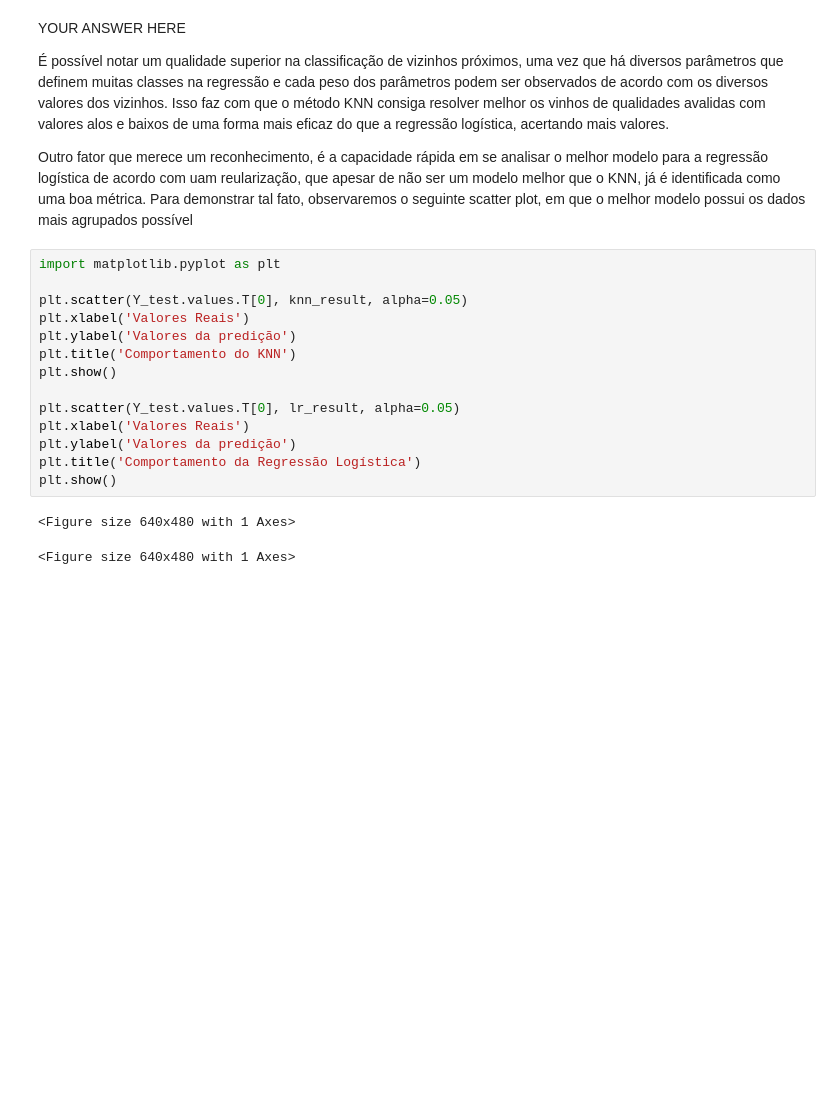
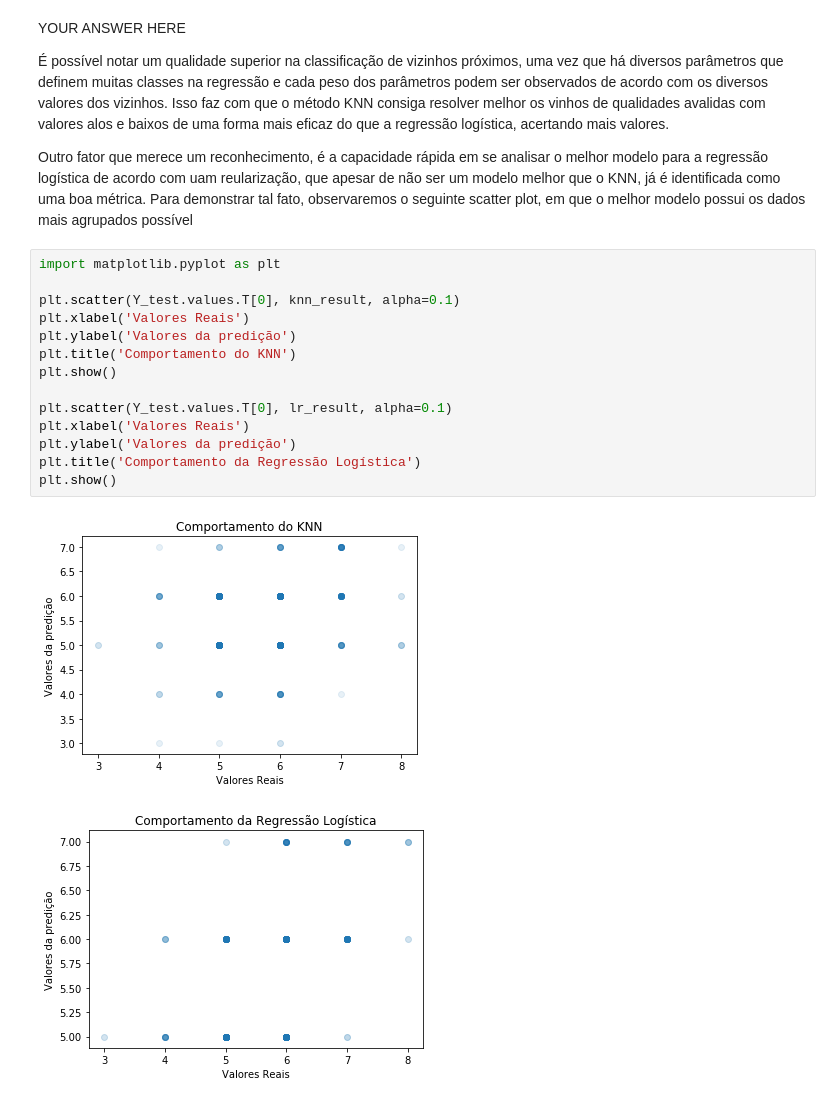
Before and after one commit to vrjuliao/BCC, a Jupyter notebook: introducao-a-ciencia-dos-dados/ICD20192-Lista07/Lista07.ipynb, the cells around one changed output. Saved outputs shown, nothing was run; the diff lists cells and outputs as text; blank space fills up the shorter version.

```diff
--- a/introducao-a-ciencia-dos-dados/ICD20192-Lista07/Lista07.ipynb
+++ b/introducao-a-ciencia-dos-dados/ICD20192-Lista07/Lista07.ipynb
@@ -214,17 +214,17 @@ Outro fator que merece um reconhecimento, é a capacidade rápida em se analisar
 # %%
 import matplotlib.pyplot as plt
 
-plt.scatter(Y_test.values.T[0], knn_result, alpha=0.05)
+plt.scatter(Y_test.values.T[0], knn_result, alpha=0.1)
 plt.xlabel('Valores Reais')
 plt.ylabel('Valores da predição')
 plt.title('Comportamento do KNN')
 plt.show()
 
-plt.scatter(Y_test.values.T[0], lr_result, alpha=0.05)
+plt.scatter(Y_test.values.T[0], lr_result, alpha=0.1)
 plt.xlabel('Valores Reais')
 plt.ylabel('Valores da predição')
 plt.title('Comportamento da Regressão Logística')
 plt.show()
 # %% [output]
-<Figure size 640x480 with 1 Axes>
-<Figure size 640x480 with 1 Axes>
+[figure, added]
+[figure, added]
```
Also changed, not shown: parts of 2 cells of this notebook, 1 other file.
